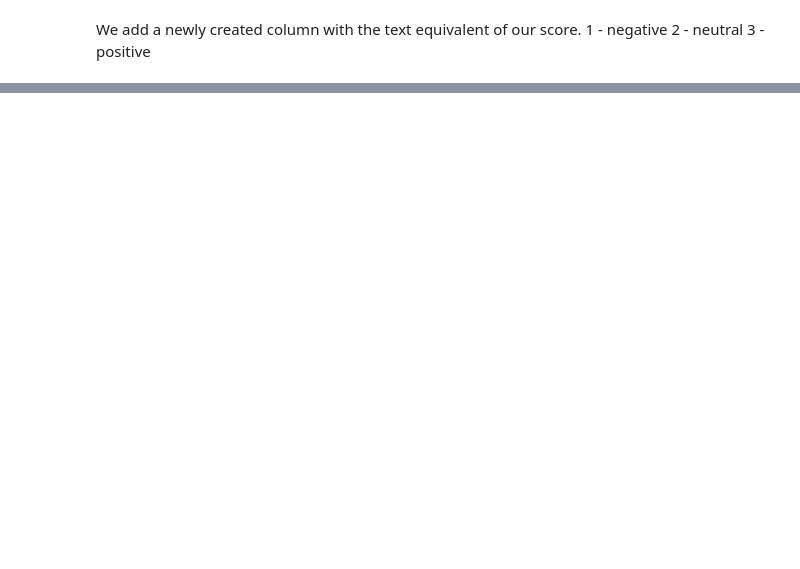
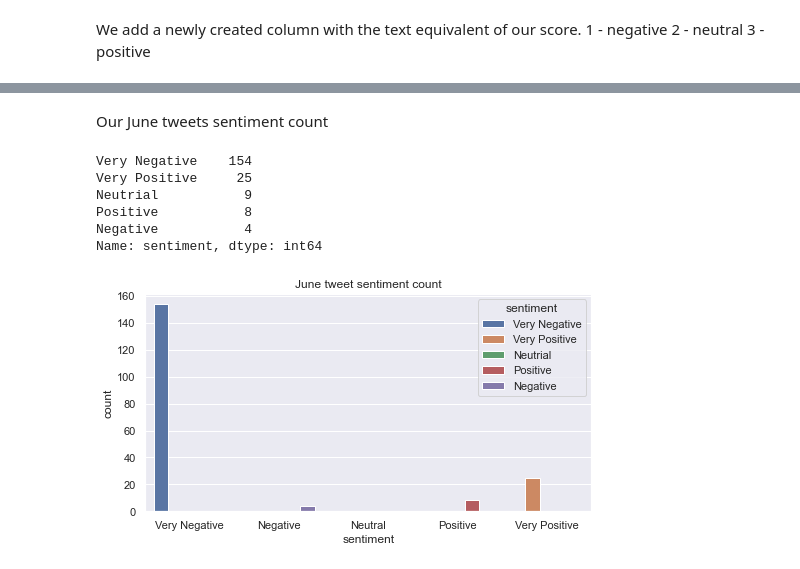
Before and after one commit to InnocentAnyaele/sentiment-analysis-on-elevy-tweets, a Jupyter notebook: main.ipynb, the cells around one changed output, grey strips where cells are left out. Saved outputs shown, nothing was run; the diff lists cells and outputs as text; code cells hidden in the pictures; blank space fills up the shorter version.

```diff
--- a/main.ipynb
+++ b/main.ipynb
@@ -250,0 +326,15 @@ sentiment_count_chart.get_figure().savefig('sentiment_count_chart.png')
+# %% [markdown]
+Our June tweets sentiment count
+# %%
+print(june_df['sentiment'].value_counts())
+june_count = sns.countplot(x='sentiment', data=june_df, hue='sentiment', order=['Very Negative', 'Negative', 'Neutral', 'Positive', 'Very Positive'])
+june_count.set(title = 'June tweet sentiment count')
+june_count.get_figure().savefig('june_count.png')
+# %% [output]
+Very Negative    154
+Very Positive     25
+Neutrial           9
+Positive           8
+Negative           4
+Name: sentiment, dtype: int64
+[figure, added]
```
Also changed, not shown: parts of 20 cells of this notebook, 11 other files.
